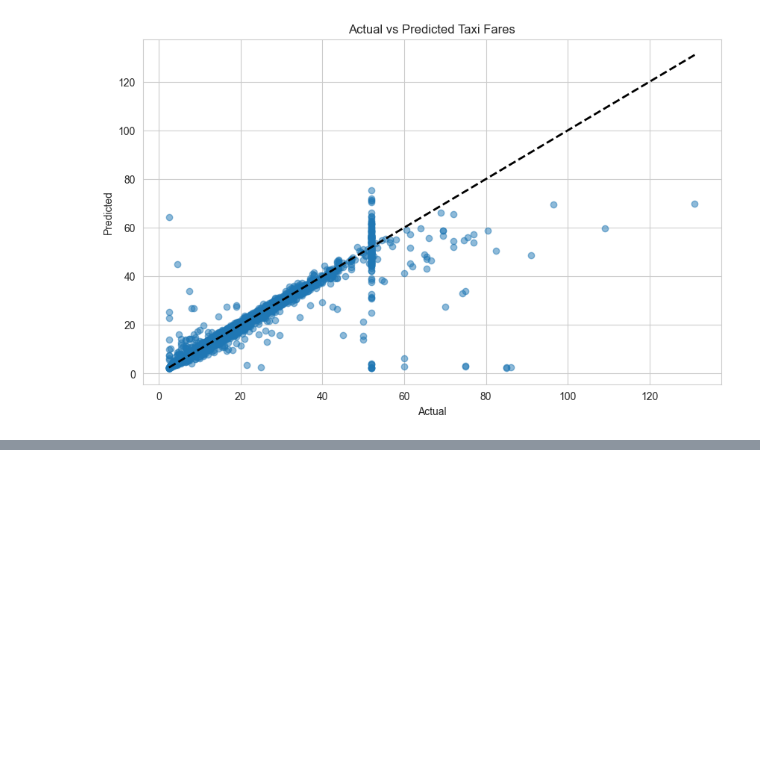
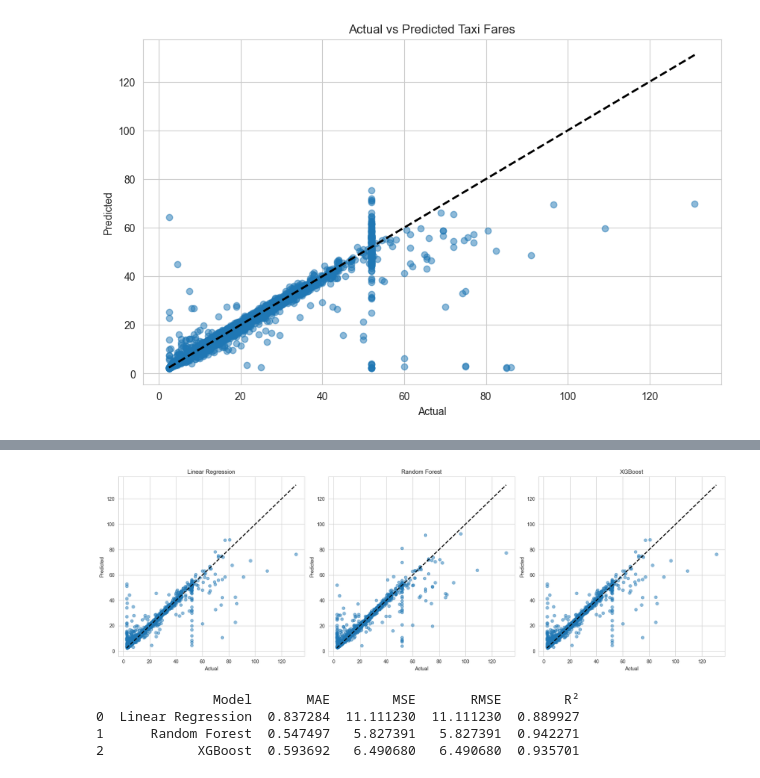
Before and after one commit to Ilyasuuu/ML_Projects, a Jupyter notebook: Predicting_taxi_fares/Predicting_taxi_fares.ipynb, the cells around one changed output, grey strips where cells are left out. Cells and saved outputs as stored; diff of their text form; code cells hidden in the pictures; blank space fills up the shorter version.

```diff
--- a/Predicting_taxi_fares/Predicting_taxi_fares.ipynb
+++ b/Predicting_taxi_fares/Predicting_taxi_fares.ipynb
@@ -300,0 +367,65 @@ plt.show()
+# %%
+plt.figure(figsize=(18, 6))
+
+# Plot 1: Linear Regression
+plt.subplot(1, 3, 1)
+plt.scatter(y_test, y_pred, alpha=0.5)
+plt.plot([y_test.min(), y_test.max()], [y_test.min(), y_test.max()], 'k--', lw=2)
+plt.xlabel('Actual')
+plt.ylabel('Predicted')
+plt.title('Linear Regression')
+
+# Plot 2: Random Forest
+plt.subplot(1, 3, 2)
+plt.scatter(y_test, y_pred_rf, alpha=0.5)
+plt.plot([y_test.min(), y_test.max()], [y_test.min(), y_test.max()], 'k--', lw=2)
+plt.xlabel('Actual')
+plt.ylabel('Predicted')
+plt.title('Random Forest')
+
+# Plot 3: XGBoost
+plt.subplot(1, 3, 3)
+plt.scatter(y_test, y_pred_xgb, alpha=0.5)
+plt.plot([y_test.min(), y_test.max()], [y_test.min(), y_test.max()], 'k--', lw=2)
+plt.xlabel('Actual')
+plt.ylabel('Predicted')
+plt.title('XGBoost')
+
+# Display the plots
+plt.tight_layout()
+plt.show()
+# %% [output]
+[figure, added]
+# %%
+from sklearn.metrics import mean_absolute_error, mean_squared_error, r2_score
+
+metrics = pd.DataFrame({
+    'Model': ['Linear Regression', 'Random Forest', 'XGBoost'],
+    'MAE': [
+        mean_absolute_error(y_test, y_pred),
+        mean_absolute_error(y_test, y_pred_rf),
+        mean_absolute_error(y_test, y_pred_xgb)
+    ],
+    'MSE': [
+        mean_squared_error(y_test, y_pred),
+        mean_squared_error(y_test, y_pred_rf),
+        mean_squared_error(y_test, y_pred_xgb)
+    ],
+    'RMSE': [
+        mean_squared_error(y_test, y_pred),
+        mean_squared_error(y_test, y_pred_rf),
+        mean_squared_error(y_test, y_pred_xgb)
+    ],
+    'R²': [
+        r2_score(y_test, y_pred),
+        r2_score(y_test, y_pred_rf),
+        r2_score(y_test, y_pred_xgb)
+    ]
+})
+
+print(metrics)
+# %% [output]
+               Model       MAE        MSE       RMSE        R²
+0  Linear Regression  0.837284  11.111230  11.111230  0.889927
+1      Random Forest  0.547497   5.827391   5.827391  0.942271
+2            XGBoost  0.593692   6.490680   6.490680  0.935701
```
Also changed, not shown: parts of 10 cells of this notebook, 2 other files.
